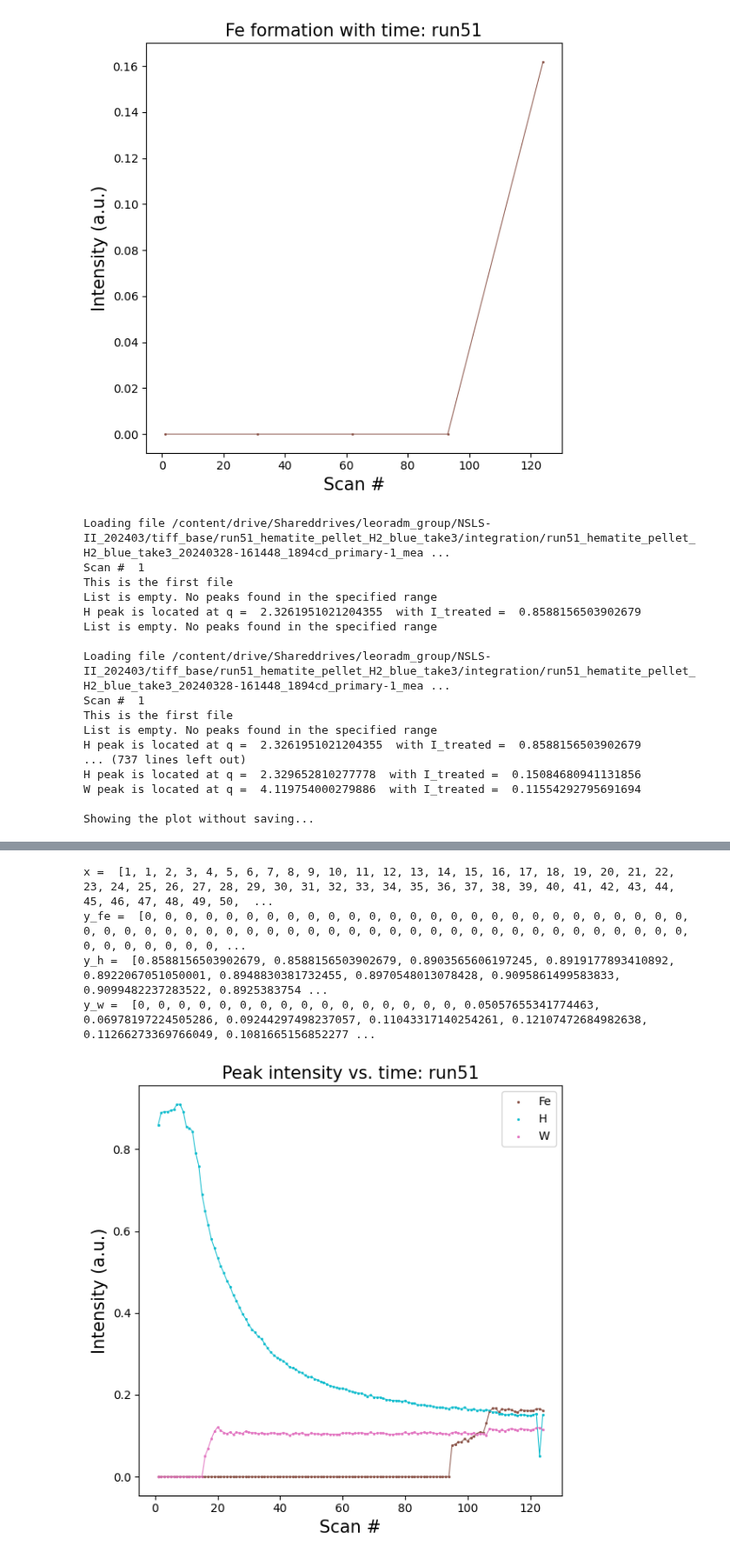
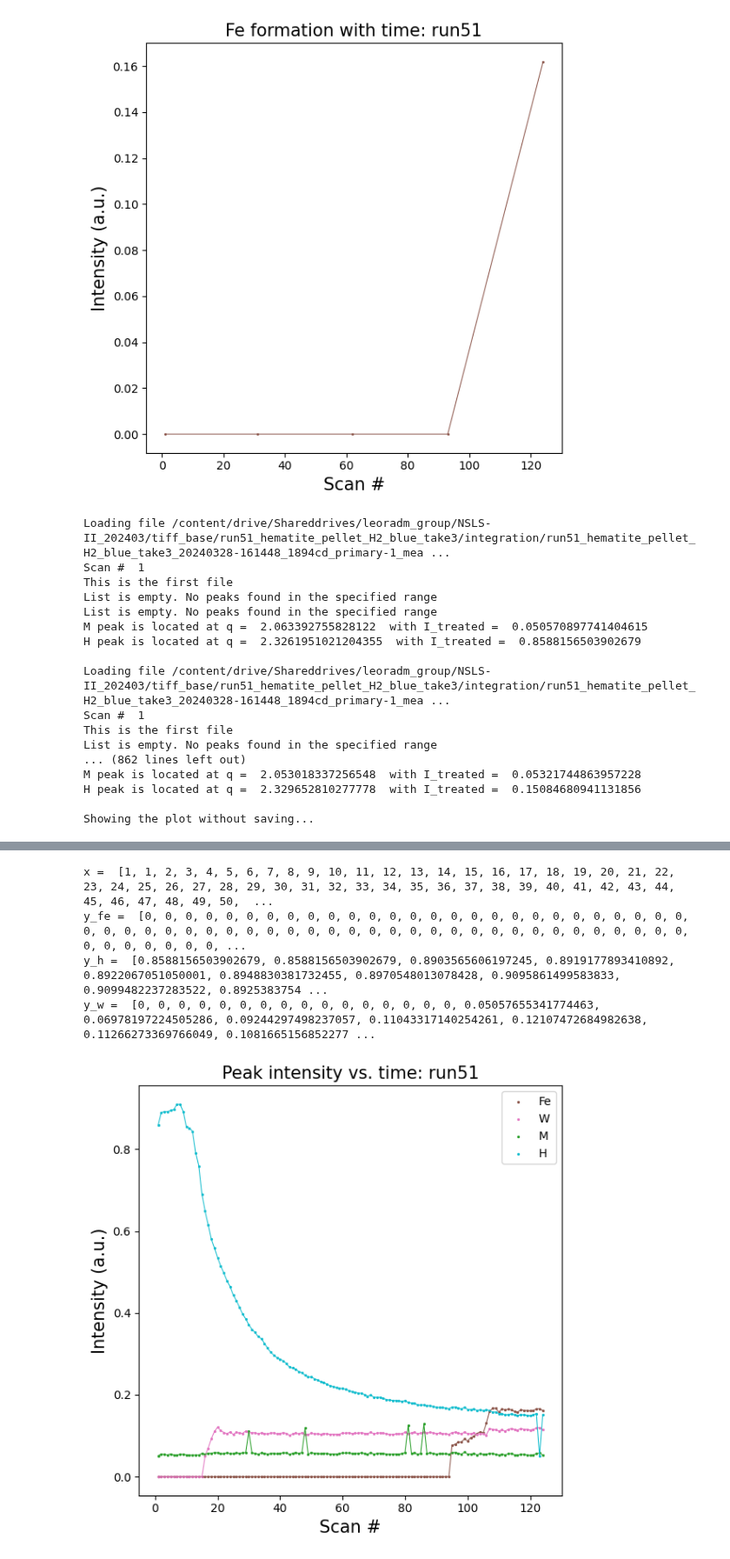
Before and after one commit to lmoghimi/personal-processing, a Jupyter notebook: xrd_phase_analysis_Lauren.ipynb, the cells around one changed output, grey strips where cells are left out. Shown at 87% size. Saved outputs shown, nothing was run; the diff lists cells and outputs as text; code cells hidden in the pictures.

Commit message:
added magnetite! all 4 phases can now be plotted this way

```diff
--- a/xrd_phase_analysis_Lauren.ipynb
+++ b/xrd_phase_analysis_Lauren.ipynb
@@ -587,7 +587,7 @@ for run in ['run51']:
         I_m = I_treated[I_m_low:I_m_up]
         I_h = I_treated[I_h_low:I_h_up]
 
-        num_phases = ['fe', 'h', 'w', 'm']
+        num_phases = ['fe', 'w', 'm', 'h']
         for iii in num_phases: #repeat this process for each phase
           #print('iii = ', iii)
           ############for iron#############################
@@ -608,7 +608,7 @@ for run in ['run51']:
               val2_fe = 0 #set intensity equal to zero if no peak is found
 
           ############for hematite#############################
-          if iii == num_phases[1]: #hematite
+          if iii == num_phases[3]: #hematite
             peaks, properties = find_peaks(I_h, prominence_h)
             #print(peaks, properties)
             #print('Index of peak in x that satisfy all given conditions: ', peaks)
@@ -625,7 +625,7 @@ for run in ['run51']:
               val2_h = 0 #set intensity equal to zero if no peak is found
 
           ############for wustite#############################
-          if iii == num_phases[2]: #wustite
+          if iii == num_phases[1]: #wustite
             peaks, properties = find_peaks(I_w, prominence_w)
             #print(peaks, properties)
             #print('Index of peak in x that satisfy all given conditions: ', peaks)
@@ -641,13 +641,30 @@ for run in ['run51']:
               val1_w = float('nan')
               val2_w = 0 #set intensity equal to zero if no peak is found
 
+          ############for magnetite#############################
+          if iii == num_phases[2]: #magnetite
+            peaks, properties = find_peaks(I_m, prominence_m)
+            #print(peaks, properties)
+            #print('Index of peak in x that satisfy all given conditions: ', peaks)
+            #print('Peak height: ', properties['peak_heights'])
+
+            if peaks.size > 0: #i.e. if the list isn't empty --> if a peak was found
+              val1_m = q[(I_m_low + peaks)][0] #there should only be one peak identified by find_peaks if the proper range was selected, so selecting the first value of the array should really be the only value
+              val2_m = I_treated[(I_m_low + peaks)][0]
+              print('M peak is located at q = ', val1_m, ' with I_treated = ', val2_m)
+
+            else:
+              print('List is empty. No peaks found in the specified range')
+              val1_m = float('nan')
+              val2_m = 0 #set intensity equal to zero if no peak is found
 
 
         #set the values here for this one timestamp
         item = {'Scan#': timestamp_num,
                 'Fe': [val1_fe, val2_fe],
                 'H': [val1_h, val2_h],
-                'W': [val1_w, val2_w]
+                'W': [val1_w, val2_w],
+                'M': [val1_m, val2_m]
                 }
         find_peak_outputs.append(item)
         #print('find_peak_outputs = ', find_peak_outputs)
@@ -717,6 +734,7 @@ for run in ['run51']:
     y_fe = []
     y_h = []
     y_w = []
+    y_m = []
     '''
     print("find_peak_outputs = ", find_peak_outputs)
     print('timestamps = ', timestamps)
@@ -736,10 +754,12 @@ for run in ['run51']:
         inten_fe = find_peak_outputs[index_request]['Fe'][1] #second value in the array gives intensity
         inten_h = find_peak_outputs[index_request]['H'][1]
         inten_w = find_peak_outputs[index_request]['W'][1]
+        inten_m = find_peak_outputs[index_request]['M'][1]
         x.append(scan)
         y_fe.append(inten_fe)
         y_h.append(inten_h)
         y_w.append(inten_w)
+        y_m.append(inten_m)
       #print()
     print('x = ', x)
     print('y_fe = ', y_fe)
@@ -751,39 +771,41 @@ for run in ['run51']:
     fig, axx = plt.subplots(figsize=(6,6), tight_layout=True)
     axx.scatter(x, y_fe, color = lincol_fe, marker='.', s=markersz, label = 'Fe')
     axx.plot(x, y_fe, linewidth = lw, color = lincol_fe)
+    axx.scatter(x, y_w, color = lincol_w, marker='.', s=markersz, label = 'W')
+    axx.plot(x, y_w, linewidth = lw, color = lincol_w)
+    axx.scatter(x, y_m, color = lincol_m, marker='.', s=markersz, label = 'M')
+    axx.plot(x, y_m, linewidth = lw, color = lincol_m)
     axx.scatter(x, y_h, color = lincol_h, marker='.', s=markersz, label = 'H')
     axx.plot(x, y_h, linewidth = lw, color = lincol_h)
-    axx.scatter(x, y_w, color = lincol_w, marker='.', s=markersz, label = 'W')
-    axx.plot(x, y_w, linewidth = lw, color = lincol_w)
 
     plt.legend(loc='upper right')
     axx.set_xlabel('Scan #', fontsize=thisfs)
     axx.set_ylabel('Intensity (a.u.)', fontsize=thisfs)
     plottit = 'Peak intensity vs. time: ' + expname.split('_')[0]
     axx.set_title(plottit, fontsize=thisfs)
     plt.show()
       #check that the range, prominence, etc still work with a larger dataset of 125 timestamps
 # %% [output]
 Loading file /content/drive/Shareddrives/leoradm_group/NSLS-II_202403/tiff_base/run51_hematite_pellet_H2_blue_take3/integration/run51_hematite_pellet_H2_blue_take3_20240328-161448_1894cd_primary-1_mea ...
 Scan #  1
 This is the first file
 List is empty. No peaks found in the specified range
+List is empty. No peaks found in the specified range
+M peak is located at q =  2.063392755828122  with I_treated =  0.050570897741404615
 H peak is located at q =  2.3261951021204355  with I_treated =  0.8588156503902679
-List is empty. No peaks found in the specified range
 
 Loading file /content/drive/Shareddrives/leoradm_group/NSLS-II_202403/tiff_base/run51_hematite_pellet_H2_blue_take3/integration/run51_hematite_pellet_H2_blue_take3_20240328-161448_1894cd_primary-1_mea ...
 Scan #  1
 This is the first file
 List is empty. No peaks found in the specified range
-H peak is located at q =  2.3261951021204355  with I_treated =  0.8588156503902679
-... (737 lines left out)
+... (862 lines left out)
+M peak is located at q =  2.053018337256548  with I_treated =  0.05321744863957228
 H peak is located at q =  2.329652810277778  with I_treated =  0.15084680941131856
-W peak is located at q =  4.119754000279886  with I_treated =  0.11554292795691694
 
 Showing the plot without saving...
 [figure]
 x =  [1, 1, 2, 3, 4, 5, 6, 7, 8, 9, 10, 11, 12, 13, 14, 15, 16, 17, 18, 19, 20, 21, 22, 23, 24, 25, 26, 27, 28, 29, 30, 31, 32, 33, 34, 35, 36, 37, 38, 39, 40, 41, 42, 43, 44, 45, 46, 47, 48, 49, 50,  ...
 y_fe =  [0, 0, 0, 0, 0, 0, 0, 0, 0, 0, 0, 0, 0, 0, 0, 0, 0, 0, 0, 0, 0, 0, 0, 0, 0, 0, 0, 0, 0, 0, 0, 0, 0, 0, 0, 0, 0, 0, 0, 0, 0, 0, 0, 0, 0, 0, 0, 0, 0, 0, 0, 0, 0, 0, 0, 0, 0, 0, 0, 0, 0, 0, 0, 0, ...
 y_h =  [0.8588156503902679, 0.8588156503902679, 0.8903565606197245, 0.8919177893410892, 0.8922067051050001, 0.8948830381732455, 0.8970548013078428, 0.9095861499583833, 0.9099482237283522, 0.8925383754 ...
 y_w =  [0, 0, 0, 0, 0, 0, 0, 0, 0, 0, 0, 0, 0, 0, 0, 0, 0.05057655341774463, 0.06978197224505286, 0.09244297498237057, 0.11043317140254261, 0.12107472684982638, 0.11266273369766049, 0.1081665156852277 ...
-[figure, old version]
+[figure, new version]
```
